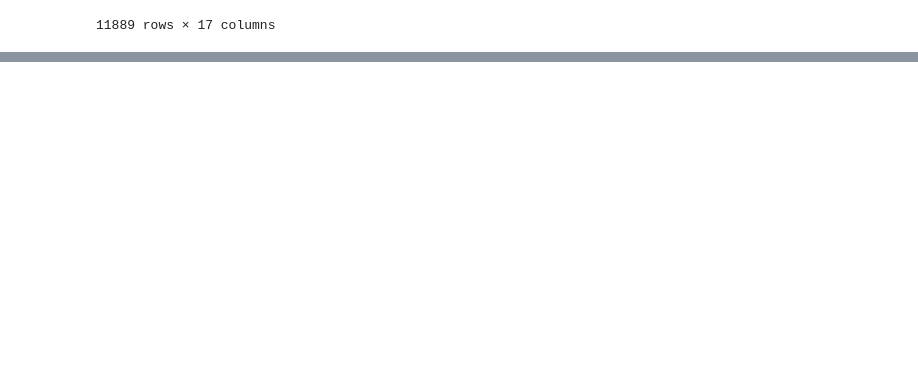
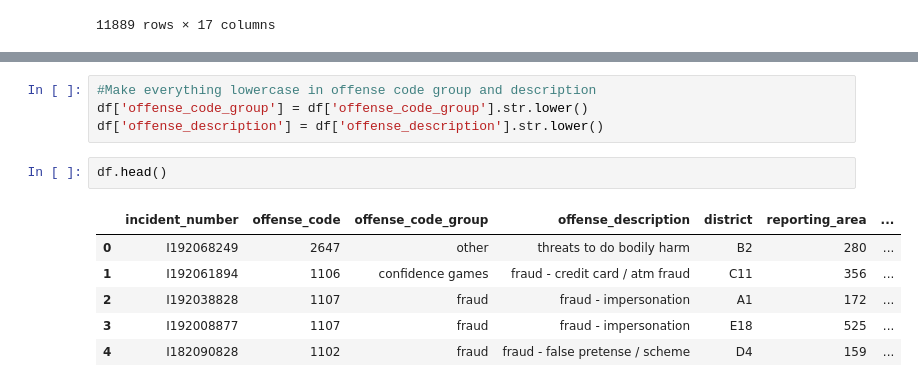
Before and after one commit to cristinalucin/boston-crime-data-project, a Jupyter notebook: Project Notebook.ipynb, the cells around one changed output, grey strips where cells are left out. Cells and saved outputs as stored; diff of their text form; blank space fills up the shorter version.

```diff
--- a/Project Notebook.ipynb
+++ b/Project Notebook.ipynb
@@ -691,0 +674,13 @@ df[df.street.isnull()]
+# %%
+#Make everything lowercase in offense code group and description
+df['offense_code_group'] = df['offense_code_group'].str.lower()
+df['offense_description'] = df['offense_description'].str.lower()
+# %%
+df.head()
+# %% [output]
+|  | incident_number | offense_code | offense_code_group | offense_description | district | reporting_area | ... |
+| 0 | I192068249 | 2647 | other | threats to do bodily harm | B2 | 280 | ... |
+| 1 | I192061894 | 1106 | confidence games | fraud - credit card / atm fraud | C11 | 356 | ... |
+| 2 | I192038828 | 1107 | fraud | fraud - impersonation | A1 | 172 | ... |
+| 3 | I192008877 | 1107 | fraud | fraud - impersonation | E18 | 525 | ... |
+| 4 | I182090828 | 1102 | fraud | fraud - false pretense / scheme | D4 | 159 | ... |
```
Also changed, not shown: parts of 27 cells of this notebook.
